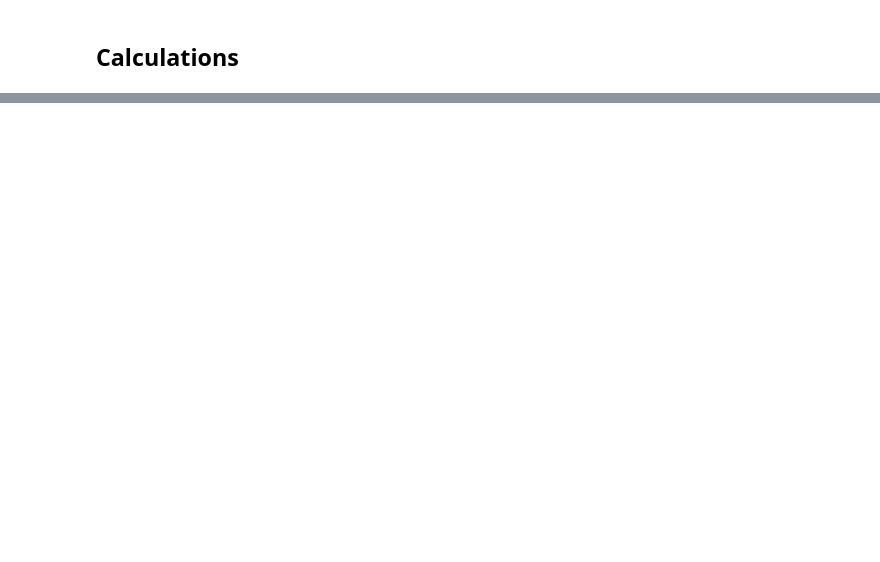
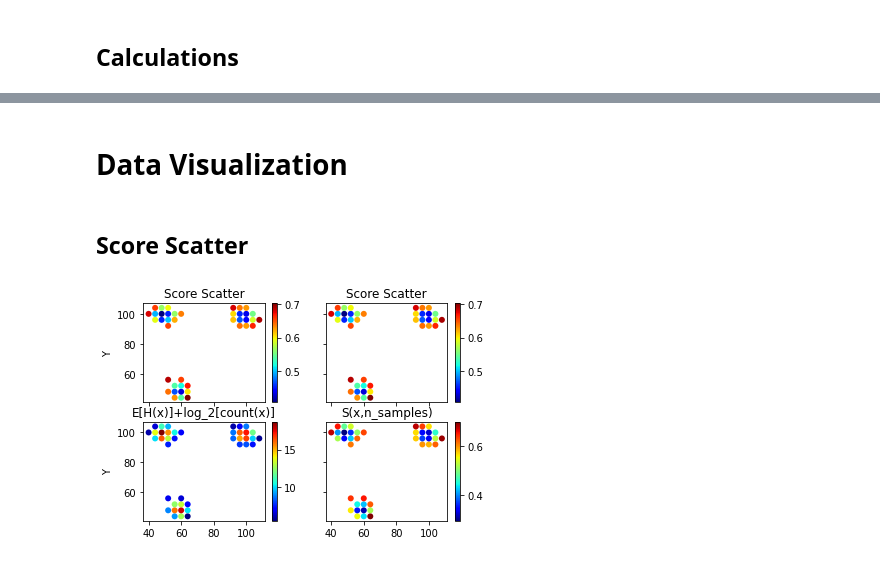
Before and after one commit to mlRosenquist/au-mlr-research-and-development-dedup, a Jupyter notebook: src/synthetic-dataset-2d.ipynb, the cells around one changed output, grey strips where cells are left out. Drawn from its saved outputs; the diff is of its cells as text; code cells hidden in the pictures; blank space fills up the shorter version.

```diff
--- a/src/synthetic-dataset-2d.ipynb
+++ b/src/synthetic-dataset-2d.ipynb
@@ -189,6 +198,6 @@ array([[ 40,   1],
 # %%
 def H(i):
-    np.log(i) + 0.5772156649 # euler's constant
+    return np.log(i) + 0.5772156649 # euler's constant
 
 def c(n):
-    2*H(n-1) - ((2*(n-1))/n)
+    return 2*H(n-1) - ((2*(n-1))/n)
@@ -194,0 +206,7 @@ def c(n):
+# %%
+result = []
+for index, row in df_unique.iterrows():
+    res = -(np.log2(row.score) * c(n_samples)) + np.log2(row.counts)
+    result.append(res)
+df_unique['E[H(x)]+log_2[count(x)]'] = result
+df_unique
@@ -194,0 +233,7 @@ def c(n):
+# %%
+result = []
+for index, row in df_unique.iterrows():
+    res = 2 ** - (row['E[H(x)]+log_2[count(x)]'] / c(n_samples))
+    result.append(res)
+df_unique['S(x,n_samples)'] = result
+df_unique.head()
@@ -195,3 +247,41 @@ def c(n):
+# %% [markdown]
+# Data Visualization
+# %% [markdown]
+## Score Scatter
+# %%
+fig, axs = plt.subplots(2, 2)
+ax1 = axs[0,0]
+ax2 = axs[0,1]
+ax3 = axs[1,0]
+ax4 = axs[1,1]
+
+points = ax1.scatter(df_unique.X, df_unique.Y, c=df_unique.score,cmap="jet", lw=0)
+plt.colorbar(points,ax=ax1)
+ax1.set_title("Score Scatter")
+
+points = ax2.scatter(df_unique.X, df_unique.Y, c=df_unique.score,cmap="jet", lw=0)
+plt.colorbar(points,ax=ax2)
+ax2.set_title("Score Scatter")
+
+points = ax3.scatter(df_unique.X, df_unique.Y, c=df_unique['E[H(x)]+log_2[count(x)]'],cmap="jet", lw=0)
+plt.colorbar(points,ax=ax3)
+ax3.set_title("E[H(x)]+log_2[count(x)]")
+
+points = ax4.scatter(df_unique.X, df_unique.Y, c=df_unique['S(x,n_samples)'],cmap="jet", lw=0)
+plt.colorbar(points,ax=ax4)
+ax4.set_title("S(x,n_samples)")
+
+ax1.set_xticklabels([])
+ax2.set_xticklabels([])
+
+ax2.set_yticklabels([])
+ax4.set_yticklabels([])
+
+ax3.set_ylabel('Y')
+ax1.set_ylabel('Y')
+plt.show()
+# %% [output]
+[figure, added]
 # %% [markdown]
 ## Definitions
 
```
Also changed, not shown: parts of 14 cells of this notebook, 8 other files.
